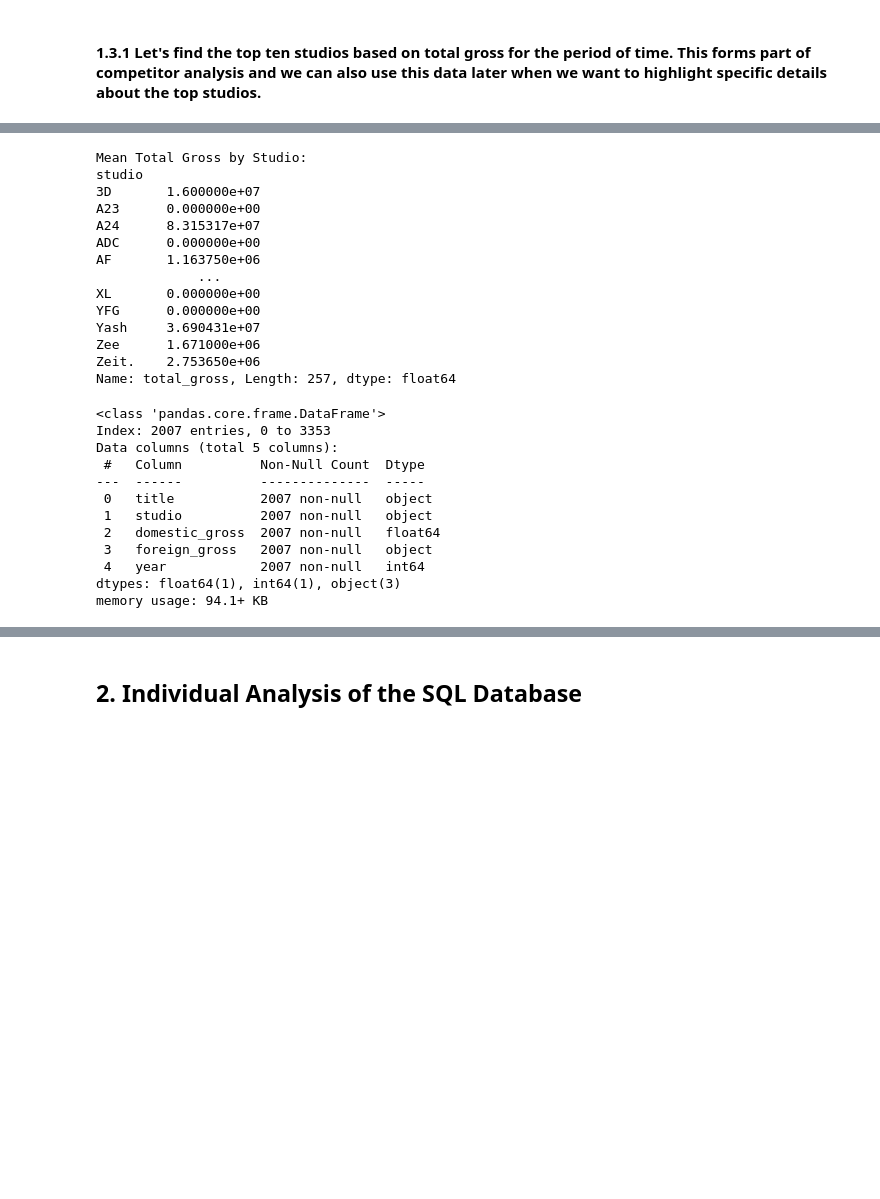
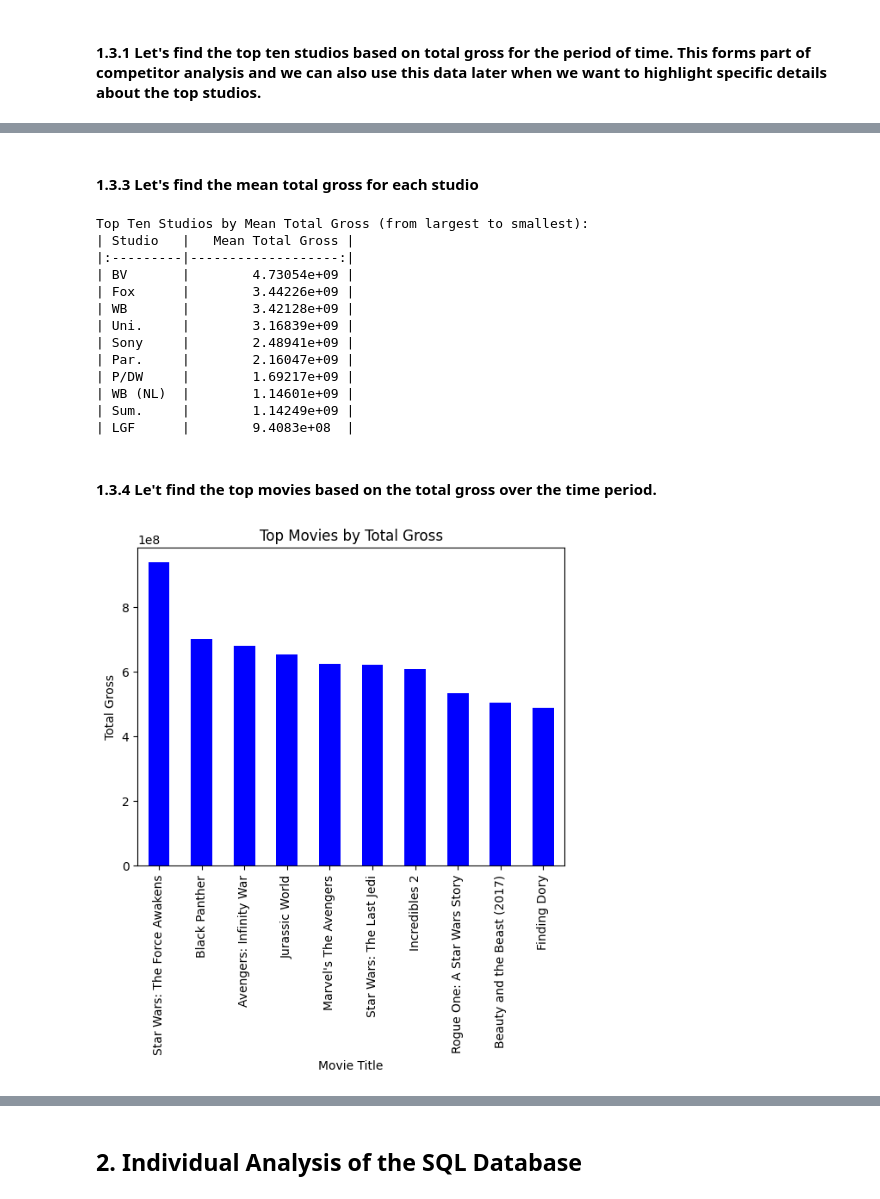
Before and after one commit to phelanthropus/Microsoft-Analysis, a Jupyter notebook: Microsoft Analysis.ipynb, the cells around one changed output, grey strips where cells are left out. Cells and saved outputs as stored; diff of their text form; code cells hidden in the pictures; blank space fills up the shorter version.

```diff
--- a/Microsoft Analysis.ipynb
+++ b/Microsoft Analysis.ipynb
@@ -244,37 +208,40 @@ plt.show()
+# %% [markdown]
+#### 1.3.3 Let's find the mean total gross for each studio
 # %%
 # Calculate the mean total gross for each studio
 mean_total_gross_by_studio = studio_yearly_gross.groupby('studio')['total_gross'].mean()
 
-# Display the mean total gross for each studio
-print("Mean Total Gross by Studio:")
-print(mean_total_gross_by_studio)
+# Get the top ten studios based on mean total gross
+top_ten_mean_studios = mean_total_gross_by_studio.nlargest(10)
+
+# Display the top ten studios with the mean total gross, from largest to smallest
+print("Top Ten Studios by Mean Total Gross (from largest to smallest):")
+print(top_ten_mean_studios.reset_index().to_markdown(index=False, headers=["Studio", "Mean Total Gross"]))
 # %% [output]
-Mean Total Gross by Studio:
-studio
-3D       1.600000e+07
-A23      0.000000e+00
-A24      8.315317e+07
-ADC      0.000000e+00
-AF       1.163750e+06
-             ...
-XL       0.000000e+00
-YFG      0.000000e+00
-Yash     3.690431e+07
-Zee      1.671000e+06
-Zeit.    2.753650e+06
-Name: total_gross, Length: 257, dtype: float64
+Top Ten Studios by Mean Total Gross (from largest to smallest):
+| Studio   |   Mean Total Gross |
+|:---------|-------------------:|
+| BV       |        4.73054e+09 |
+| Fox      |        3.44226e+09 |
+| WB       |        3.42128e+09 |
+| Uni.     |        3.16839e+09 |
+| Sony     |        2.48941e+09 |
+| Par.     |        2.16047e+09 |
+| P/DW     |        1.69217e+09 |
+| WB (NL)  |        1.14601e+09 |
+| Sum.     |        1.14249e+09 |
+| LGF      |        9.4083e+08  |
-# %%
-df.info()
-# %% [output]
-<class 'pandas.core.frame.DataFrame'>
-Index: 2007 entries, 0 to 3353
-Data columns (total 5 columns):
- #   Column          Non-Null Count  Dtype
----  ------          --------------  -----
- 0   title           2007 non-null   object
- 1   studio          2007 non-null   object
- 2   domestic_gross  2007 non-null   float64
- 3   foreign_gross   2007 non-null   object
- 4   year            2007 non-null   int64
-dtypes: float64(1), int64(1), object(3)
-memory usage: 94.1+ KB
+# %% [markdown]
+#### 1.3.4 Le't find the top movies based on the total gross over the time period.
+# %%
+# Top movies by total gross
+top_movies = df.groupby('title')['domestic_gross'].sum().sort_values(ascending=False).head(10)
+
+# Plotting
+top_movies.plot(kind='bar', color='blue')
+plt.title('Top Movies by Total Gross')
+plt.xlabel('Movie Title')
+plt.ylabel('Total Gross')
+plt.show()
+# %% [output]
+[figure, added]
```
Also changed, not shown: parts of 14 cells of this notebook.
